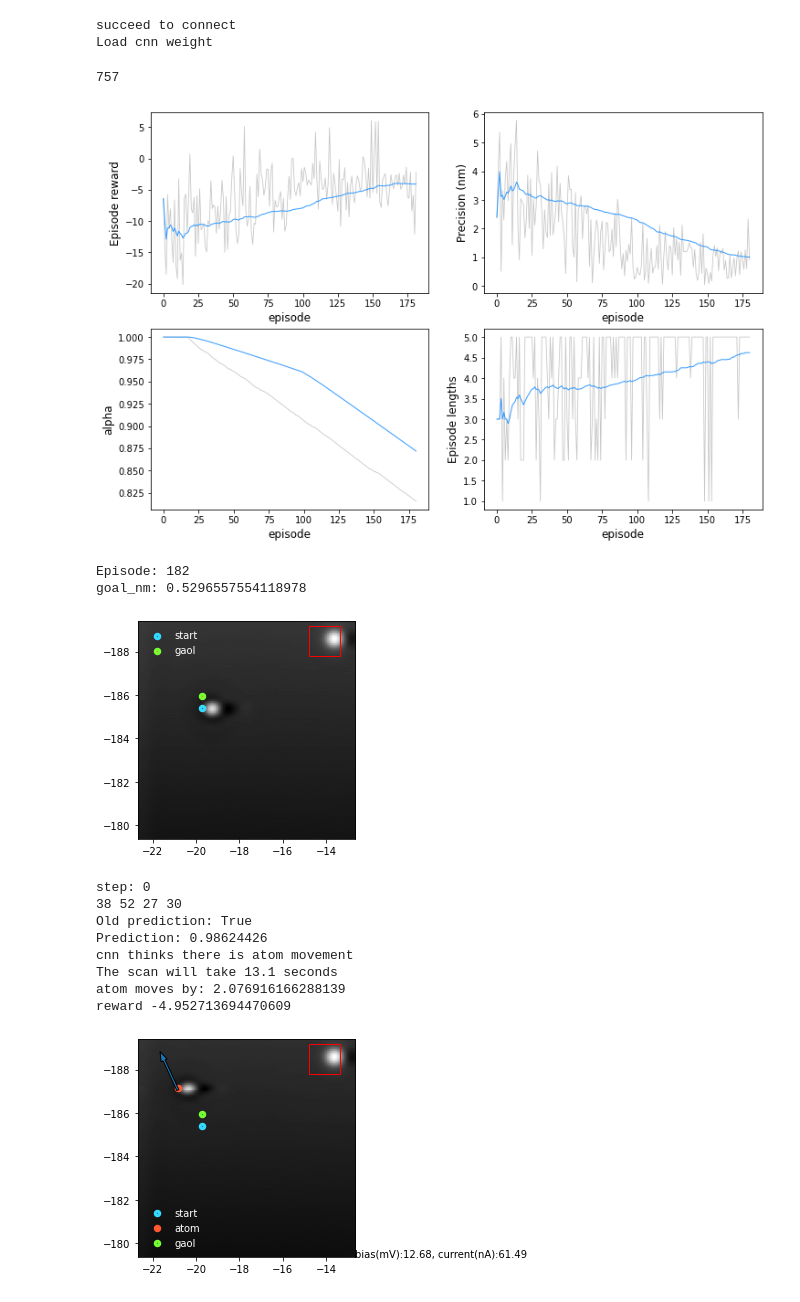
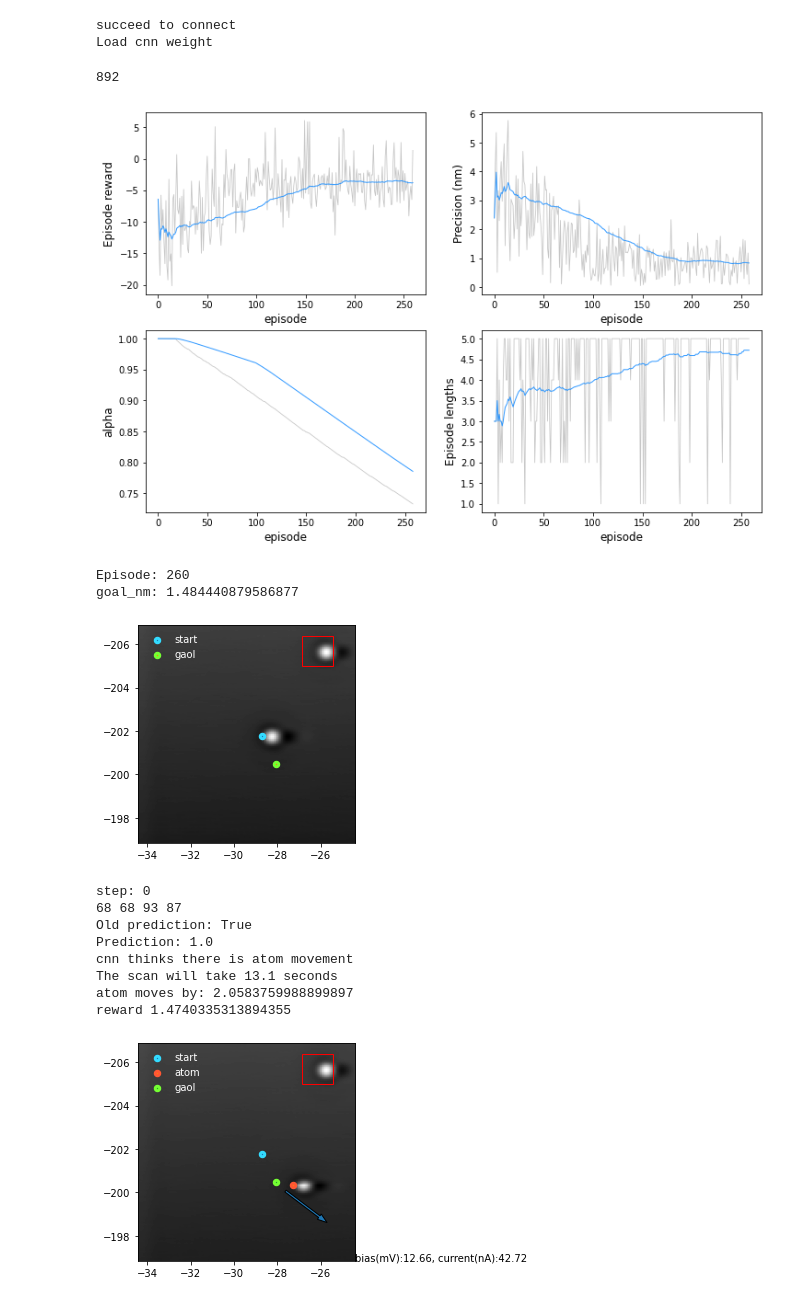
Before and after one commit to SINGROUP/Atom_manipulation_with_RL, a Jupyter notebook: single_atom_training_2nd_round.ipynb, the cells around one changed output. Drawn from its saved outputs; the diff is of its cells as text; code cells hidden in the pictures.

```diff
--- a/single_atom_training_2nd_round.ipynb
+++ b/single_atom_training_2nd_round.ipynb
@@ -51,7 +51,7 @@ amd = copy.copy(env.atom_move_detector)
 createc_controller = Createc_Controller(None, None, None, None)
 img_forward = np.array(createc_controller.stm.scandata(1,4))
 print(img_forward.shape)
-top_left, w, h = (106,3), 18, 18
+top_left, w, h = (105,5), 18, 18
 template = img_forward[top_left[1]:top_left[1]+h, top_left[0]:top_left[0]+w]
 plt.imshow(template)
 # %% [output]
@@ -83,7 +83,7 @@ pixel = 128
 im_size_nm = 10.027
 
 offset_nm = np.array([x_nm, y_nm])
-manip_limit_nm = np.array([-22.4, -14.7, -187.5, -180]) #[left, right, up, down]
+manip_limit_nm = np.array([-34, -27, -204, -197.5]) #[left, right, up, down]
 template_max_y = 35
 scan_mV = 1000
 max_len = 5
@@ -106,7 +106,7 @@ memory = HerReplayMemory(replay_size, env)
 memory.buffer = buffer
 print(len(memory))
 # %% [output]
-757
+892
 # %%
 # ONLY RE-RUN if WANT TO RESET the AGENT
 batch_size= 64
@@ -198,19 +198,19 @@ def sac_train(max_steps, num_episodes = 50, episode_start = 0):
             torch.save(agent.policy.state_dict(), '{}/_policy_{}.pth'.format(folder_name,i_episode))
             torch.save(agent.alpha, '{}/_alpha_{}.pth'.format(folder_name,i_episode))
 # %%
-sac_train(max_steps=max_len, episode_start = 176,num_episodes = 1000)
+sac_train(max_steps=max_len, episode_start = 205,num_episodes = 1000)
 # %% [output]
-[figure, old version]
+[figure, new version]
-Episode: 182
-goal_nm: 0.5296557554118978
+Episode: 260
+goal_nm: 1.484440879586877
-[figure, old version]
+[figure, new version]
 step: 0
-38 52 27 30
+68 68 93 87
 Old prediction: True
-Prediction: 0.98624426
+Prediction: 1.0
 cnn thinks there is atom movement
 The scan will take 13.1 seconds
-atom moves by: 2.076916166288139
-reward -4.952713694470609
+atom moves by: 2.0583759988899897
+reward 1.4740335313894355
-[figure, old version]
+[figure, new version]
 step: 1
```
Also changed, not shown: parts of 4 cells of this notebook.
